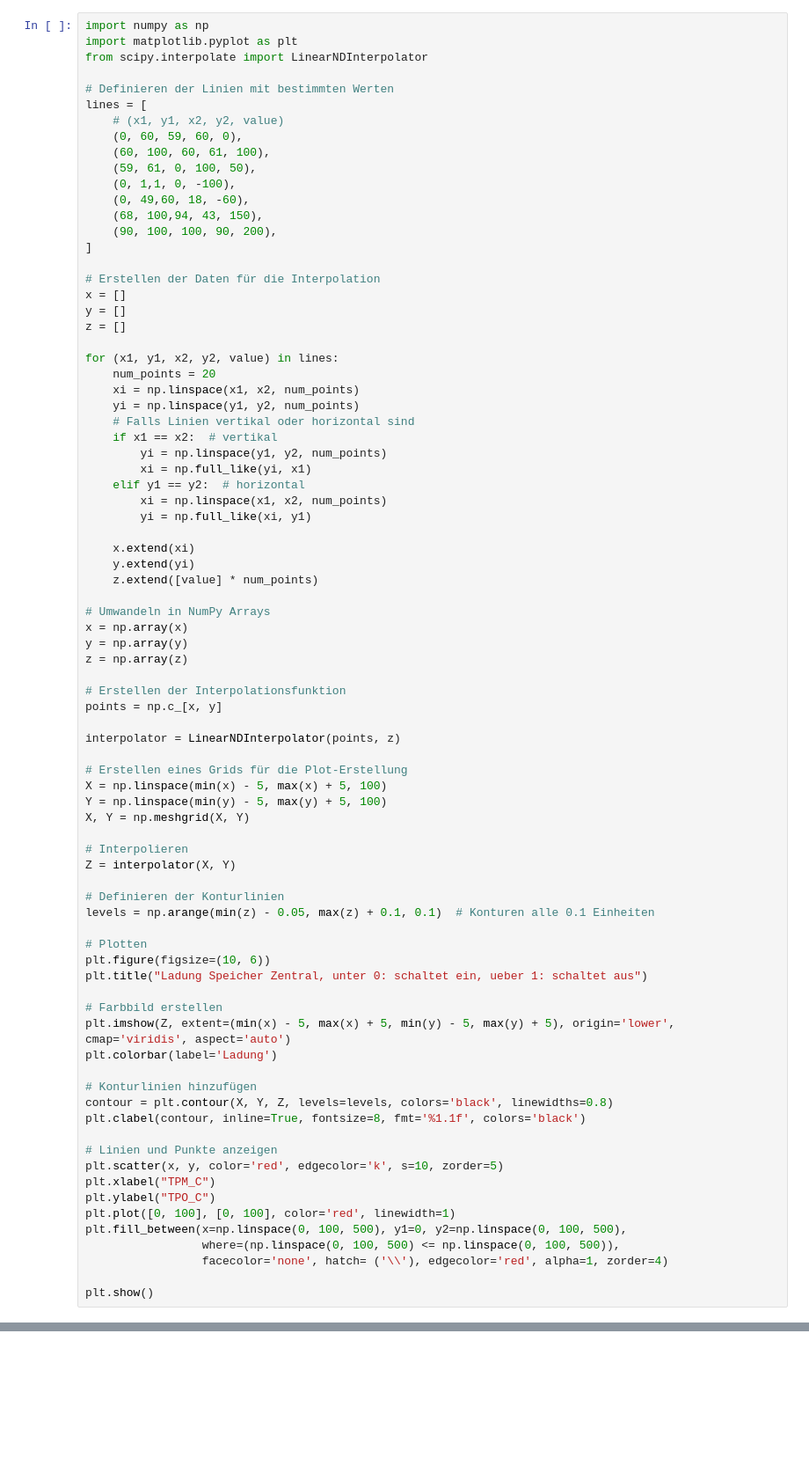
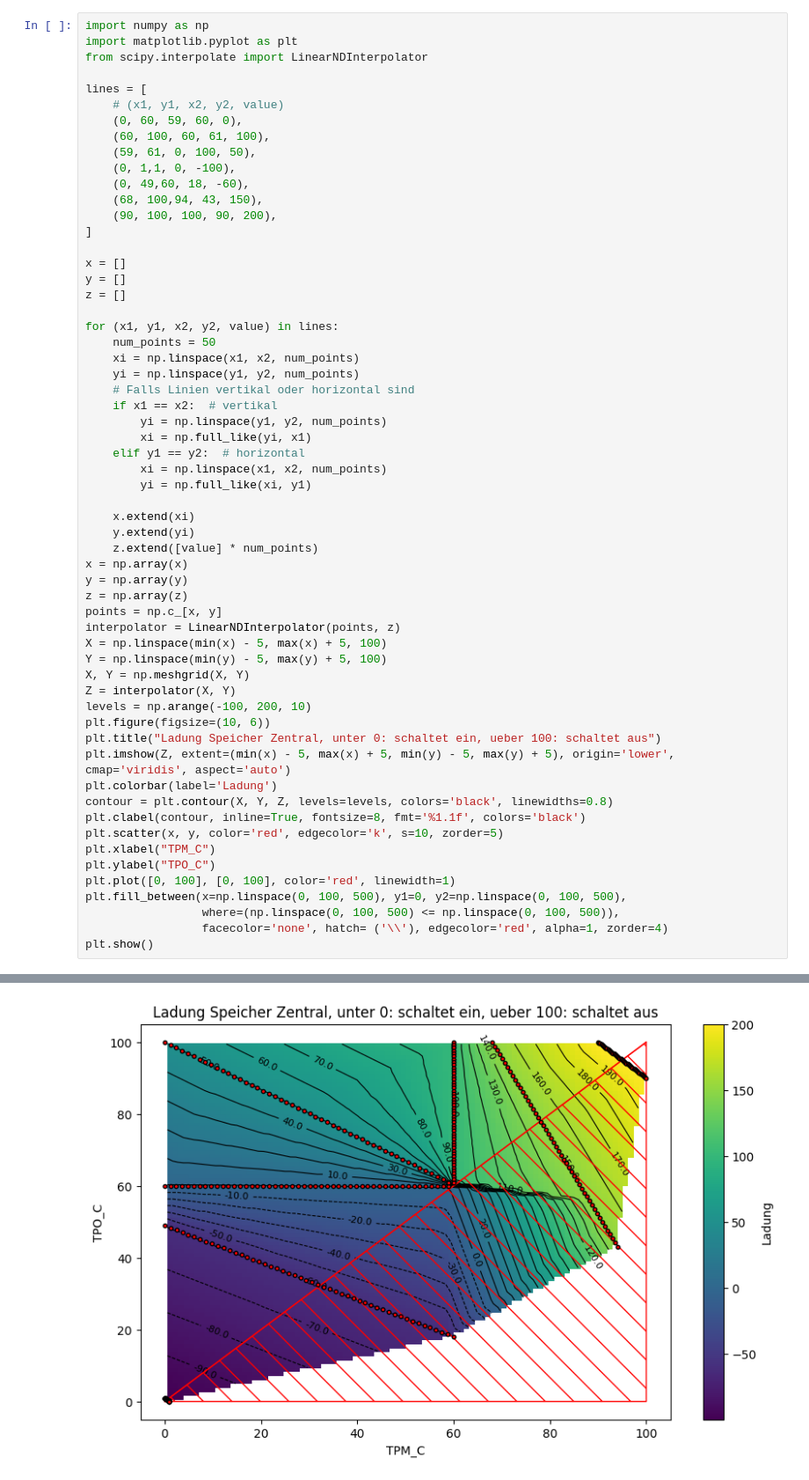
Before and after one commit to petermaerki/puenterswis_heizung_2023_git, a Jupyter notebook: sandbox_fuzzy/20240806c_ladung_speicher_zentral.IPYNB, the cells around one changed output, grey strips where cells are left out. Shown: that part at 88% size. Cells and saved outputs as stored; diff of their text form; blank space fills up the shorter version.

```diff
--- a/sandbox_fuzzy/20240806c_ladung_speicher_zentral.IPYNB
+++ b/sandbox_fuzzy/20240806c_ladung_speicher_zentral.IPYNB
@@ -3,7 +3,6 @@ import numpy as np
 import matplotlib.pyplot as plt
 from scipy.interpolate import LinearNDInterpolator
 
-# Definieren der Linien mit bestimmten Werten
 lines = [
     # (x1, y1, x2, y2, value)
     (0, 60, 59, 60, 0),
@@ -15,13 +14,12 @@ lines = [
     (90, 100, 100, 90, 200),
 ]
 
-# Erstellen der Daten für die Interpolation
 x = []
 y = []
 z = []
 
 for (x1, y1, x2, y2, value) in lines:
-    num_points = 20
+    num_points = 50
     xi = np.linspace(x1, x2, num_points)
     yi = np.linspace(y1, y2, num_points)
     # Falls Linien vertikal oder horizontal sind
@@ -35,41 +33,22 @@ for (x1, y1, x2, y2, value) in lines:
     x.extend(xi)
     y.extend(yi)
     z.extend([value] * num_points)
-
-# Umwandeln in NumPy Arrays
 x = np.array(x)
 y = np.array(y)
 z = np.array(z)
-
-# Erstellen der Interpolationsfunktion
 points = np.c_[x, y]
-
 interpolator = LinearNDInterpolator(points, z)
-
-# Erstellen eines Grids für die Plot-Erstellung
 X = np.linspace(min(x) - 5, max(x) + 5, 100)
 Y = np.linspace(min(y) - 5, max(y) + 5, 100)
 X, Y = np.meshgrid(X, Y)
-
-# Interpolieren
 Z = interpolator(X, Y)
-
-# Definieren der Konturlinien
-levels = np.arange(min(z) - 0.05, max(z) + 0.1, 0.1)  # Konturen alle 0.1 Einheiten
-
-# Plotten
+levels = np.arange(-100, 200, 10)
 plt.figure(figsize=(10, 6))
-plt.title("Ladung Speicher Zentral, unter 0: schaltet ein, ueber 1: schaltet aus")
-
-# Farbbild erstellen
+plt.title("Ladung Speicher Zentral, unter 0: schaltet ein, ueber 100: schaltet aus")
 plt.imshow(Z, extent=(min(x) - 5, max(x) + 5, min(y) - 5, max(y) + 5), origin='lower', cmap='viridis', aspect='auto')
 plt.colorbar(label='Ladung')
-
-# Konturlinien hinzufügen
 contour = plt.contour(X, Y, Z, levels=levels, colors='black', linewidths=0.8)
 plt.clabel(contour, inline=True, fontsize=8, fmt='%1.1f', colors='black')
-
-# Linien und Punkte anzeigen
 plt.scatter(x, y, color='red', edgecolor='k', s=10, zorder=5)
 plt.xlabel("TPM_C")
 plt.ylabel("TPO_C")
@@ -77,6 +56,5 @@ plt.plot([0, 100], [0, 100], color='red', linewidth=1)
 plt.fill_between(x=np.linspace(0, 100, 500), y1=0, y2=np.linspace(0, 100, 500),
                  where=(np.linspace(0, 100, 500) <= np.linspace(0, 100, 500)),
                  facecolor='none', hatch= ('\\'), edgecolor='red', alpha=1, zorder=4)
-
 plt.show()
 # %% [output]
@@ -83,0 +61 @@ ModuleNotFoundError: No module named 'scipy'
+[figure, added]
```
Also changed, not shown: parts of 1 cell of this notebook, 14 other files.
